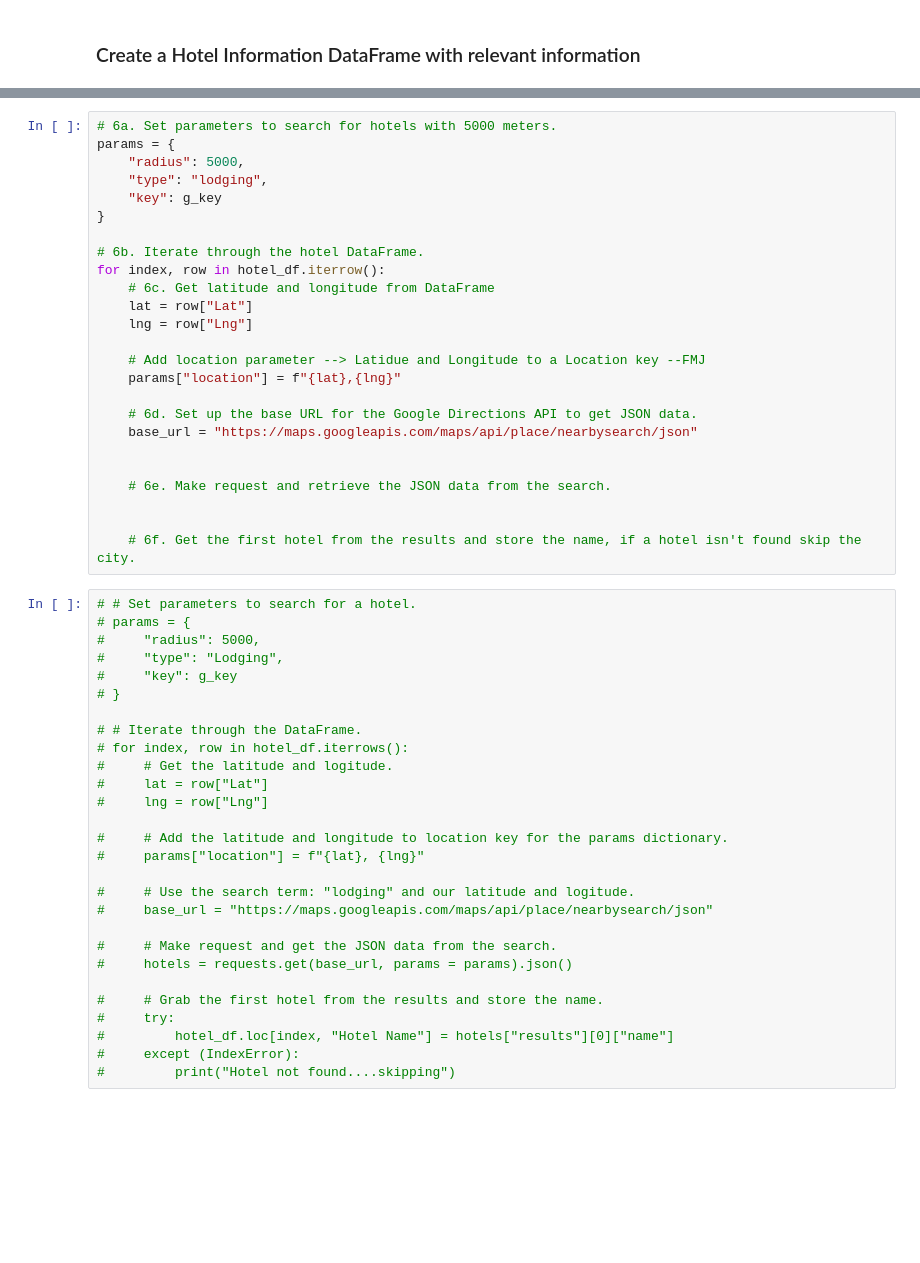
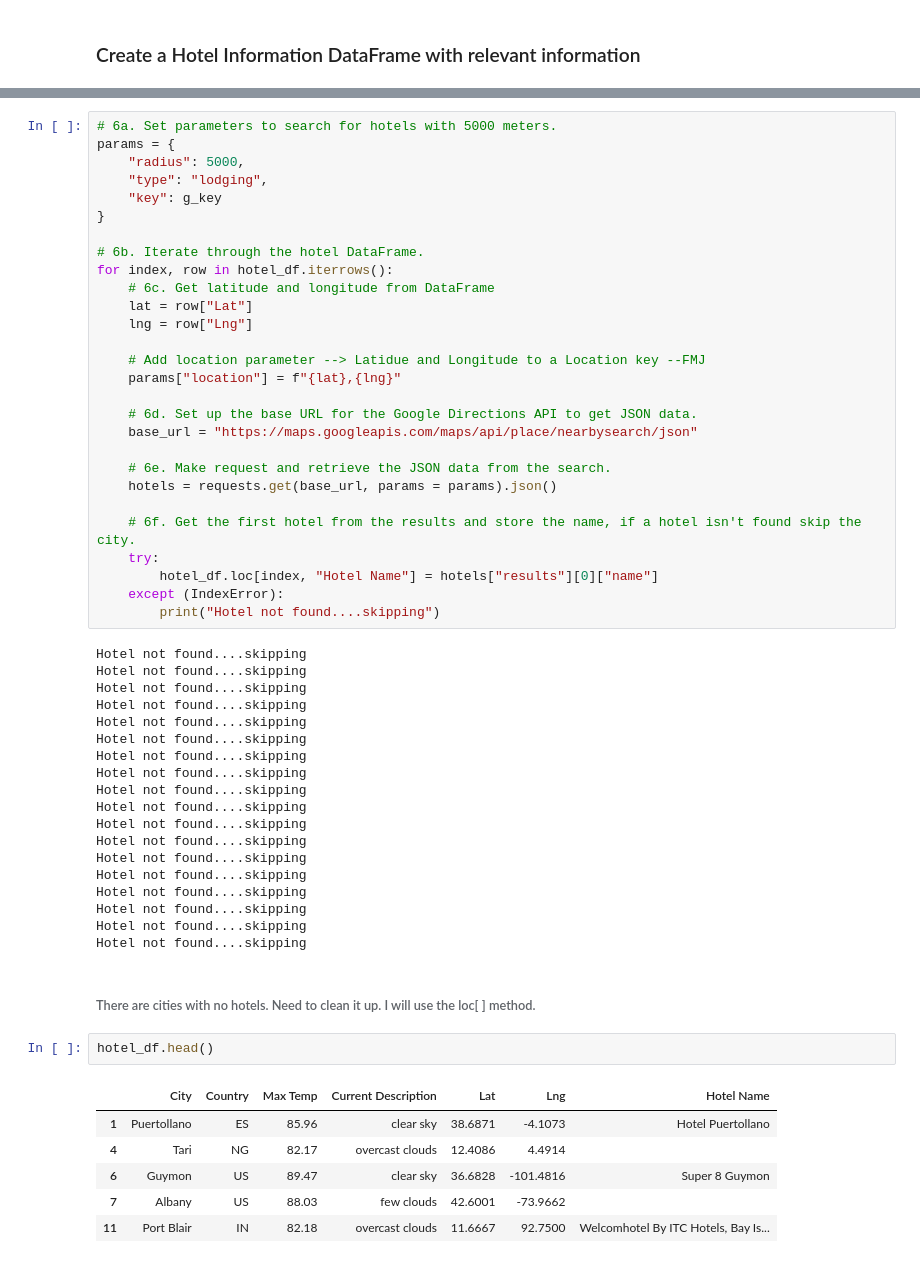
Before and after one commit to fmohiudd/World_Weather_Analysis, a Jupyter notebook: Vacation_Search/Vacation_Search.ipynb, the cells around one changed output, grey strips where cells are left out. Cells and saved outputs as stored; diff of their text form; blank space fills up the shorter version.

```diff
--- a/Vacation_Search/Vacation_Search.ipynb
+++ b/Vacation_Search/Vacation_Search.ipynb
@@ -103,7 +122,7 @@ params = {
 }
 
 # 6b. Iterate through the hotel DataFrame.
-for index, row in hotel_df.iterrow():
+for index, row in hotel_df.iterrows():
     # 6c. Get latitude and longitude from DataFrame
     lat = row["Lat"]
     lng = row["Lng"]
@@ -114,36 +133,41 @@ for index, row in hotel_df.iterrow():
     # 6d. Set up the base URL for the Google Directions API to get JSON data.
     base_url = "https://maps.googleapis.com/maps/api/place/nearbysearch/json"
 
-
     # 6e. Make request and retrieve the JSON data from the search.
-
+    hotels = requests.get(base_url, params = params).json()
 
     # 6f. Get the first hotel from the results and store the name, if a hotel isn't found skip the city.
+    try:
+        hotel_df.loc[index, "Hotel Name"] = hotels["results"][0]["name"]
+    except (IndexError):
+        print("Hotel not found....skipping")
+# %% [output]
+Hotel not found....skipping
+Hotel not found....skipping
+Hotel not found....skipping
+Hotel not found....skipping
+Hotel not found....skipping
+Hotel not found....skipping
+Hotel not found....skipping
+Hotel not found....skipping
+Hotel not found....skipping
+Hotel not found....skipping
+Hotel not found....skipping
+Hotel not found....skipping
+Hotel not found....skipping
+Hotel not found....skipping
+Hotel not found....skipping
+Hotel not found....skipping
+Hotel not found....skipping
+Hotel not found....skipping
-# %%
-# # Set parameters to search for a hotel.
-# params = {
-#     "radius": 5000,
-#     "type": "Lodging",
-#     "key": g_key
-# }
-
-# # Iterate through the DataFrame.
-# for index, row in hotel_df.iterrows():
-#     # Get the latitude and logitude.
-#     lat = row["Lat"]
-#     lng = row["Lng"]
-
-#     # Add the latitude and longitude to location key for the params dictionary.
-#     params["location"] = f"{lat}, {lng}"
-
-#     # Use the search term: "lodging" and our latitude and logitude.
-#     base_url = "https://maps.googleapis.com/maps/api/place/nearbysearch/json"
-
-#     # Make request and get the JSON data from the search.
-#     hotels = requests.get(base_url, params = params).json()
-
-#     # Grab the first hotel from the results and store the name.
-#     try:
-#         hotel_df.loc[index, "Hotel Name"] = hotels["results"][0]["name"]
-#     except (IndexError):
-#         print("Hotel not found....skipping")
+# %% [markdown]
+###### There are cities with no hotels. Need to clean it up. I will use the loc[ ] method.
+# %%
+hotel_df.head()
+# %% [output]
+|  | City | Country | Max Temp | Current Description | Lat | Lng | Hotel Name |
+| 1 | Puertollano | ES | 85.96 | clear sky | 38.6871 | -4.1073 | Hotel Puertollano |
+| 4 | Tari | NG | 82.17 | overcast clouds | 12.4086 | 4.4914 |  |
+| 6 | Guymon | US | 89.47 | clear sky | 36.6828 | -101.4816 | Super 8 Guymon |
+| 7 | Albany | US | 88.03 | few clouds | 42.6001 | -73.9662 |  |
+| 11 | Port Blair | IN | 82.18 | overcast clouds | 11.6667 | 92.7500 | Welcomhotel By ITC Hotels, Bay Is... |
```
Also changed, not shown: parts of 17 cells of this notebook, 14 other files.
